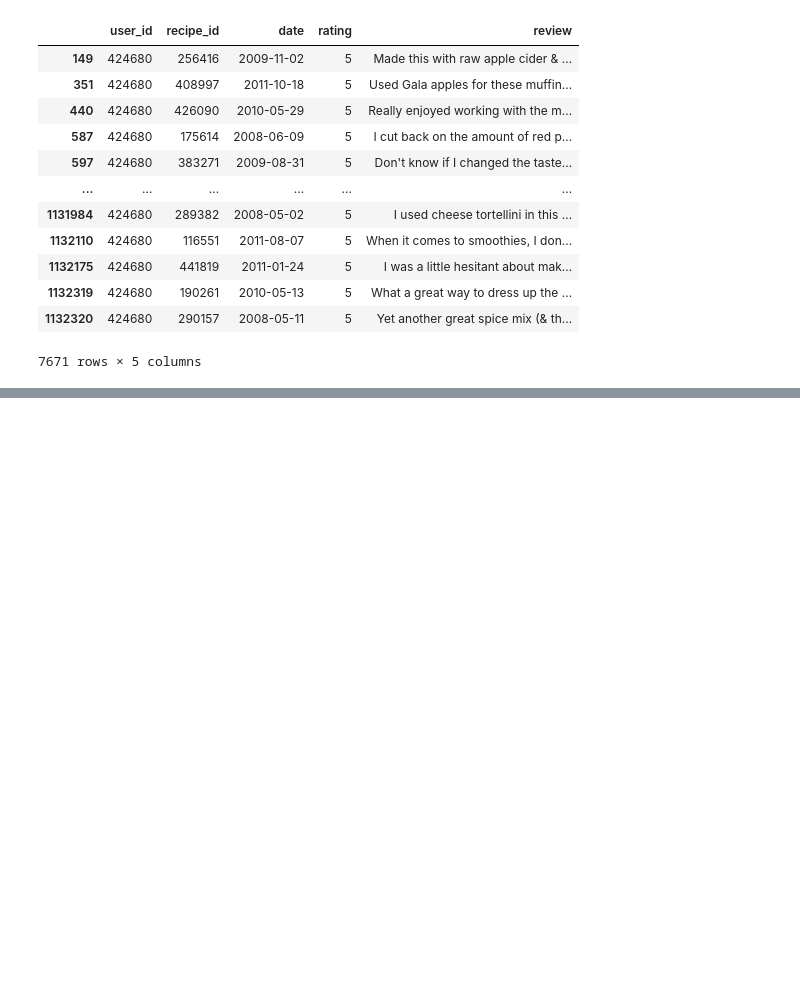
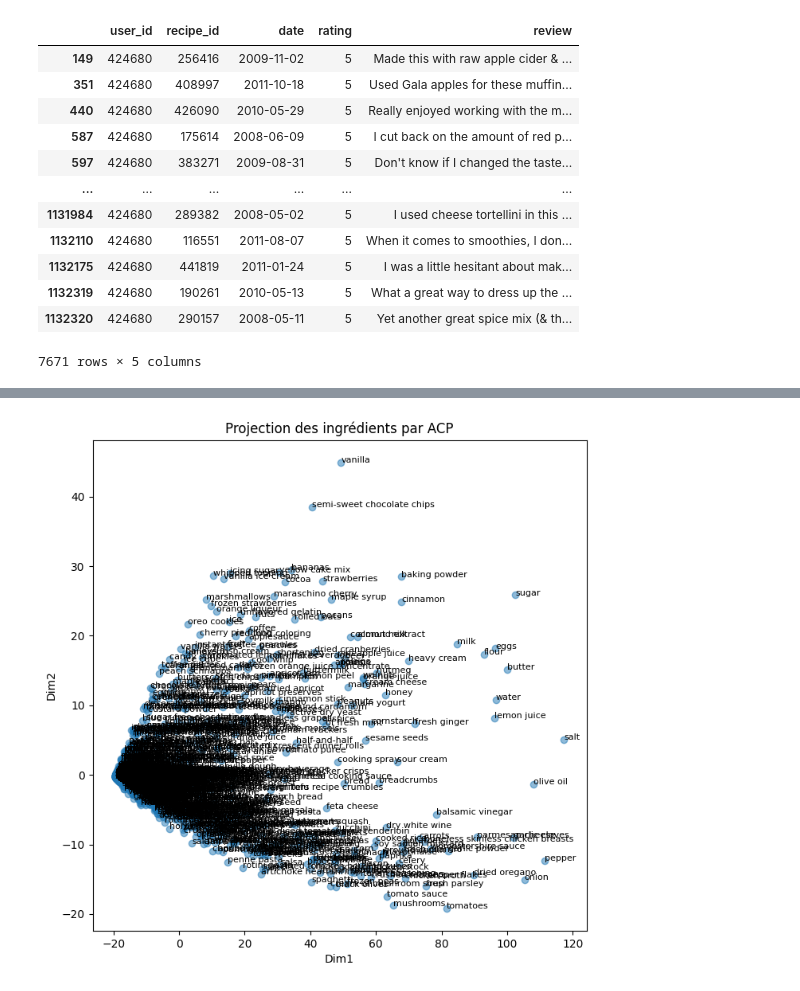
Before and after one commit to Hugosh71/Projet_Mangetamain, a Jupyter notebook: notebooks/EDA_Andrew.ipynb, the cells around one changed output, grey strips where cells are left out. Saved outputs shown, nothing was run; the diff lists cells and outputs as text; code cells hidden in the pictures; blank space fills up the shorter version.

```diff
--- a/notebooks/EDA_Andrew.ipynb
+++ b/notebooks/EDA_Andrew.ipynb
@@ -188,0 +279,40 @@ ingredients_df['clusters'] = model_cut.labels_
+# %%
+cooc = np.zeros((len(cluster_labels), len(cluster_labels)), int)
+index_map = {label: i for i, label in enumerate(cluster_labels["cluster label"])}
+
+for recipe in range(len(recipes)):
+
+    ings_recipe = ingredients_df.loc[ingredients_df["id_recipe"]==recipe, "cluster label"]
+
+    for i, ing_recipe_h in enumerate(ings_recipe):
+        for j, ing_recipe_v in enumerate(ings_recipe):
+            cooc[index_map[ing_recipe_h], index_map[ing_recipe_v]] += 1
+
+# cooc = cooc / cooc.sum(axis=0, keepdims=True)
+# %%
+from sklearn.decomposition import PCA
+from sklearn.preprocessing import StandardScaler
+import matplotlib.pyplot as plt
+
+# ACP sur la matrice coocurrence
+pca = PCA(n_components=6)
+X_proj = pca.fit_transform(np.log1p(cooc))
+
+# X_proj = coordonnées des ingrédients dans le plan factoriel
+coords = pd.DataFrame(X_proj, columns=['Dim1', 'Dim2', 'Dim3', 'Dim4', 'Dim5', 'Dim6'])
+
+coords = pd.merge(coords, cluster_labels, left_index=True, right_on="cluster")
+# %%
+plt.figure(figsize=(8,8))
+plt.scatter(coords['Dim1'], coords['Dim2'], alpha=0.5)
+
+# si tu veux annoter les points
+for i, row in coords.iterrows():
+    plt.text(row['Dim1'], row['Dim2'], row['cluster label'], fontsize=8)
+
+plt.xlabel("Dim1")
+plt.ylabel("Dim2")
+plt.title("Projection des ingrédients par ACP")
+plt.show()
+# %% [output]
+[figure, added]
```
Also changed, not shown: parts of 29 cells of this notebook.
